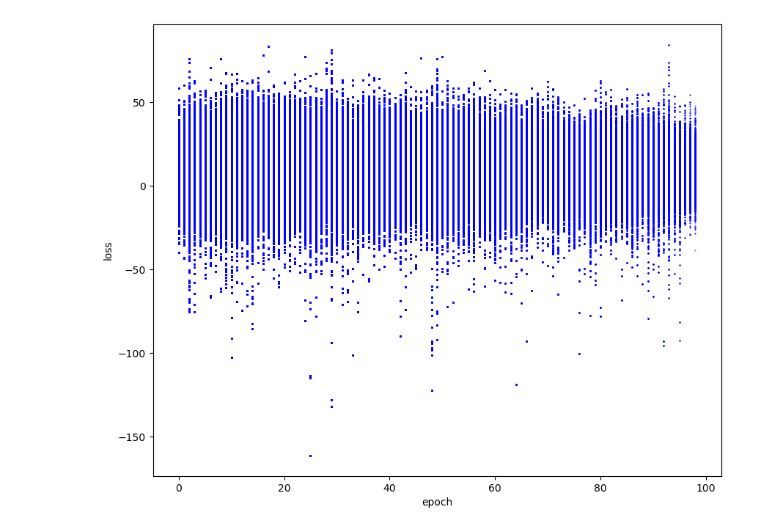
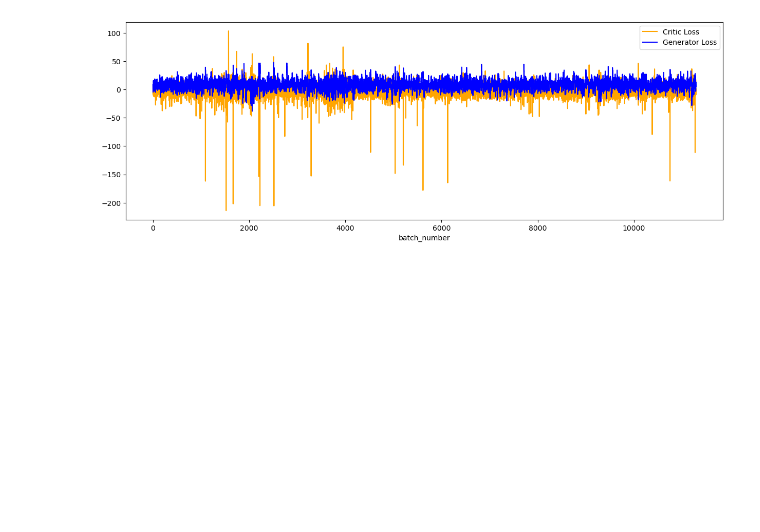
Before and after one commit to paddeaux/met, a Jupyter notebook: loss_curves.ipynb, the cells around one changed output. Cells and saved outputs as stored; diff of their text form; code cells hidden in the pictures; blank space fills up the shorter version.

```diff
--- a/loss_curves.ipynb
+++ b/loss_curves.ipynb
@@ -3,12 +3,5 @@ import pandas as pd
 import matplotlib.pyplot as plt
 import csv
 
-gen_loss = pd.read_csv('/home/paddy/git/gen_loss.csv')
-
-print(gen_loss)
-gen_loss['batch_number'] = gen_loss['batch_number']/2
-gen_256 = gen_loss[gen_loss['size']==256.0]
-
-#critic_loss = pd.read_csv('home/paddy/git/critic_loss.csv')
-#critic_loss['batch_number'] = critic_loss['batch_number']/2
-#critic_256 = critic_loss[critic_loss['size']==256.0]
+gen_loss = pd.read_csv('generator_256_loss.csv')
+critic_loss = pd.read_csv('critic_256_loss.csv')
@@ -31,9 +8,9 @@ gen_256 = gen_loss[gen_loss['size']==256.0]
 # %%
-fig, ax = plt.subplots(1,1,figsize=(10,8))
+fig, ax = plt.subplots(1,1,figsize=(15,5))
 
-#critic_256.plot.scatter(ax=ax, x='epoch', y='loss', c='orange',s=0.1)
-gen_256.plot.scatter(ax=ax, x='epoch', y='loss', c='blue',s=0.1)
-
+critic_loss[critic_loss['epoch'] ==98].plot(ax=ax, x='batch_number', y='loss', c='orange', label='Critic Loss')
+gen_loss[gen_loss['epoch'] == 98].plot(ax=ax, x='batch_number', y='loss', c='blue', label='Generator Loss')
+ax.legend()
 plt.show()
 # %% [output]
-[figure, old version]
+[figure, new version]
```
Also changed, not shown: parts of 3 cells of this notebook, 5 other files.
